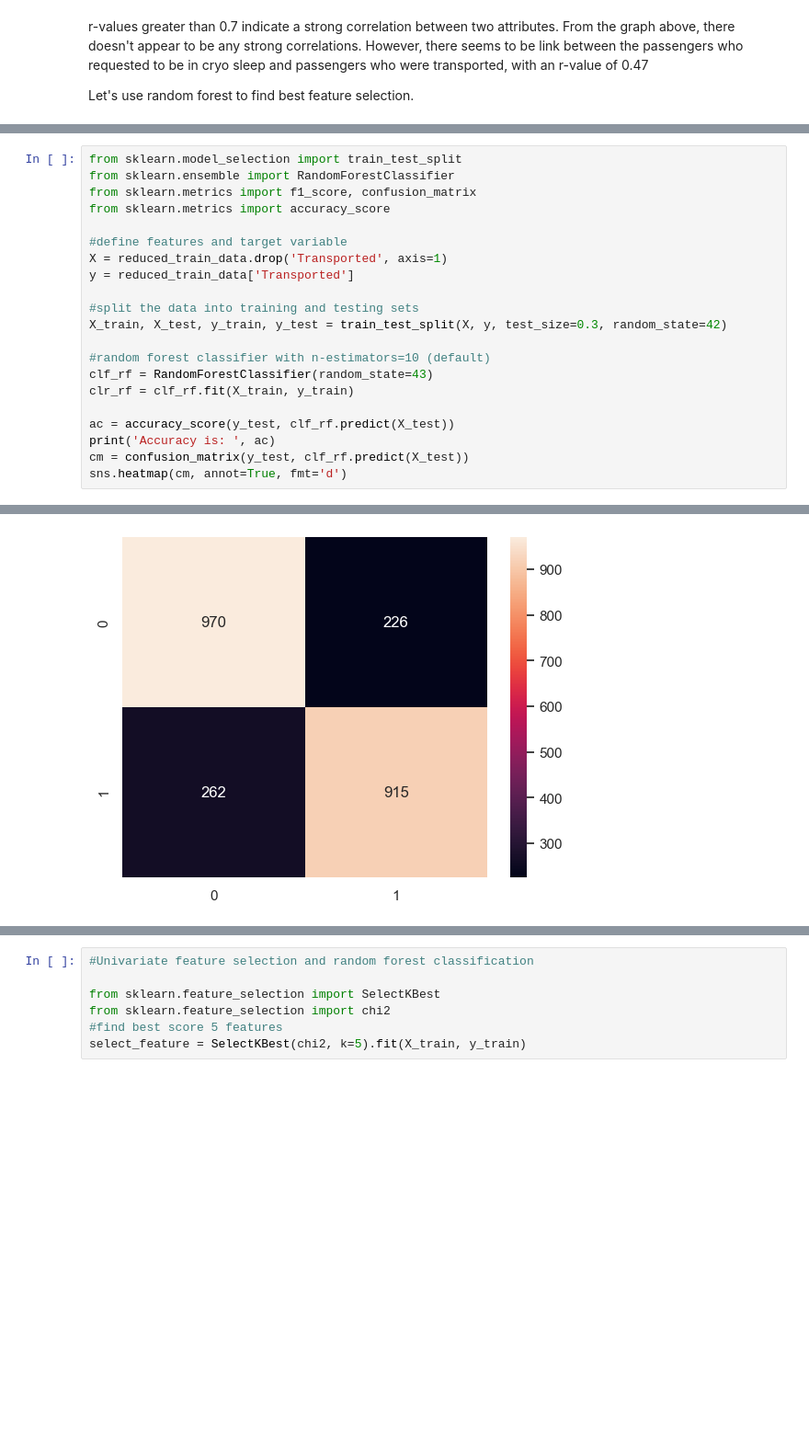
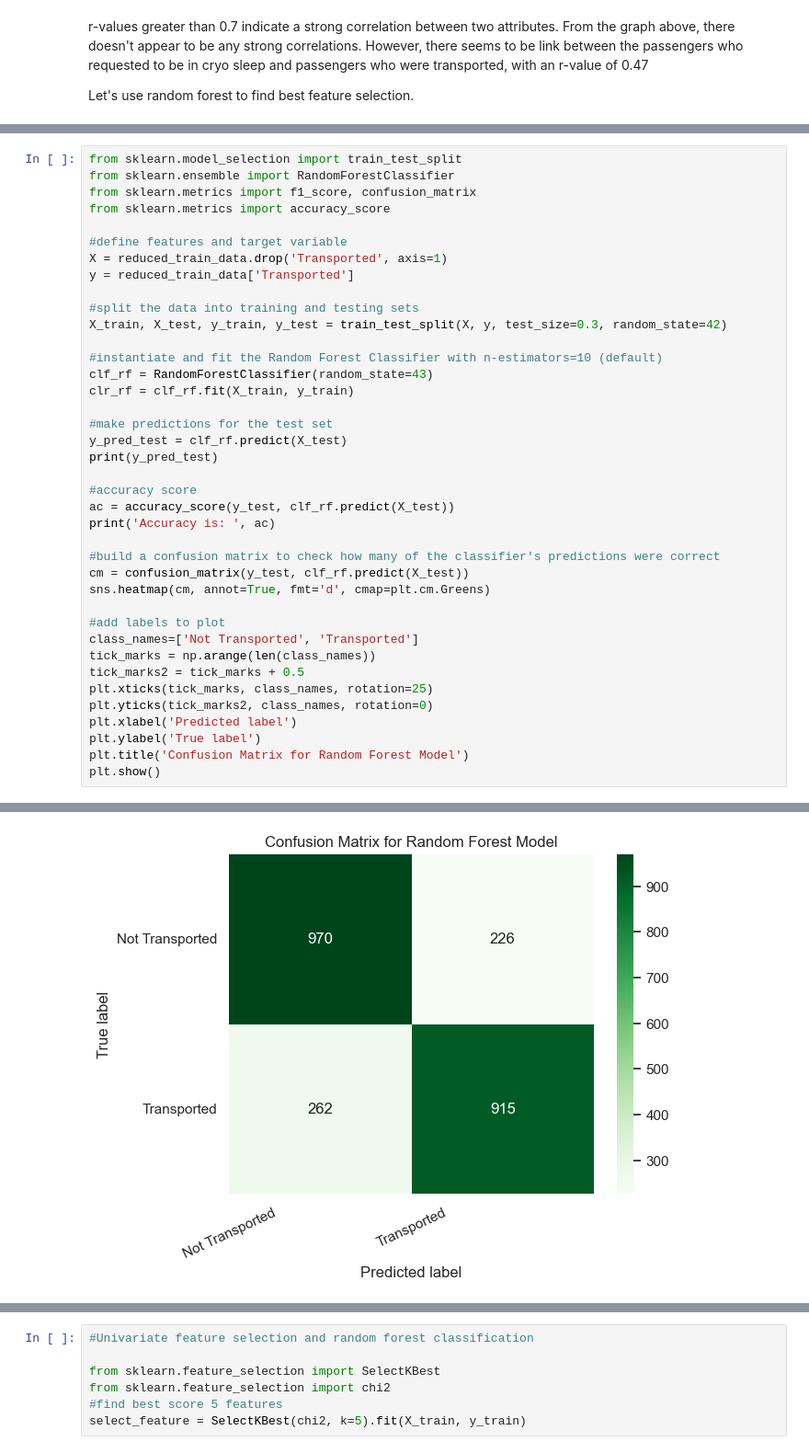
Before and after one commit to KS-coder77/titanic_spaceship_ML, a Jupyter notebook: Titanic_ML_comp.ipynb, the cells around one changed output, grey strips where cells are left out. Shown at 92% size. Drawn from its saved outputs; the diff is of its cells as text; blank space fills up the shorter version.

Commit message:
test model for predictions

```diff
--- a/Titanic_ML_comp.ipynb
+++ b/Titanic_ML_comp.ipynb
@@ -466,12 +473,30 @@ y = reduced_train_data['Transported']
 #split the data into training and testing sets
 X_train, X_test, y_train, y_test = train_test_split(X, y, test_size=0.3, random_state=42)
 
-#random forest classifier with n-estimators=10 (default)
+#instantiate and fit the Random Forest Classifier with n-estimators=10 (default)
 clf_rf = RandomForestClassifier(random_state=43)
 clr_rf = clf_rf.fit(X_train, y_train)
 
+#make predictions for the test set
+y_pred_test = clf_rf.predict(X_test)
+print(y_pred_test)
+
+#accuracy score
 ac = accuracy_score(y_test, clf_rf.predict(X_test))
 print('Accuracy is: ', ac)
+
+#build a confusion matrix to check how many of the classifier's predictions were correct
 cm = confusion_matrix(y_test, clf_rf.predict(X_test))
-sns.heatmap(cm, annot=True, fmt='d')
+sns.heatmap(cm, annot=True, fmt='d', cmap=plt.cm.Greens)
+
+#add labels to plot
+class_names=['Not Transported', 'Transported']
+tick_marks = np.arange(len(class_names))
+tick_marks2 = tick_marks + 0.5
+plt.xticks(tick_marks, class_names, rotation=25)
+plt.yticks(tick_marks2, class_names, rotation=0)
+plt.xlabel('Predicted label')
+plt.ylabel('True label')
+plt.title('Confusion Matrix for Random Forest Model')
+plt.show()
 # %% [output]
@@ -480 +505 @@ Accuracy is:  0.7943531394858828
-[figure, old version]
+[figure, new version]
```
Also changed, not shown: parts of 32 cells of this notebook.
